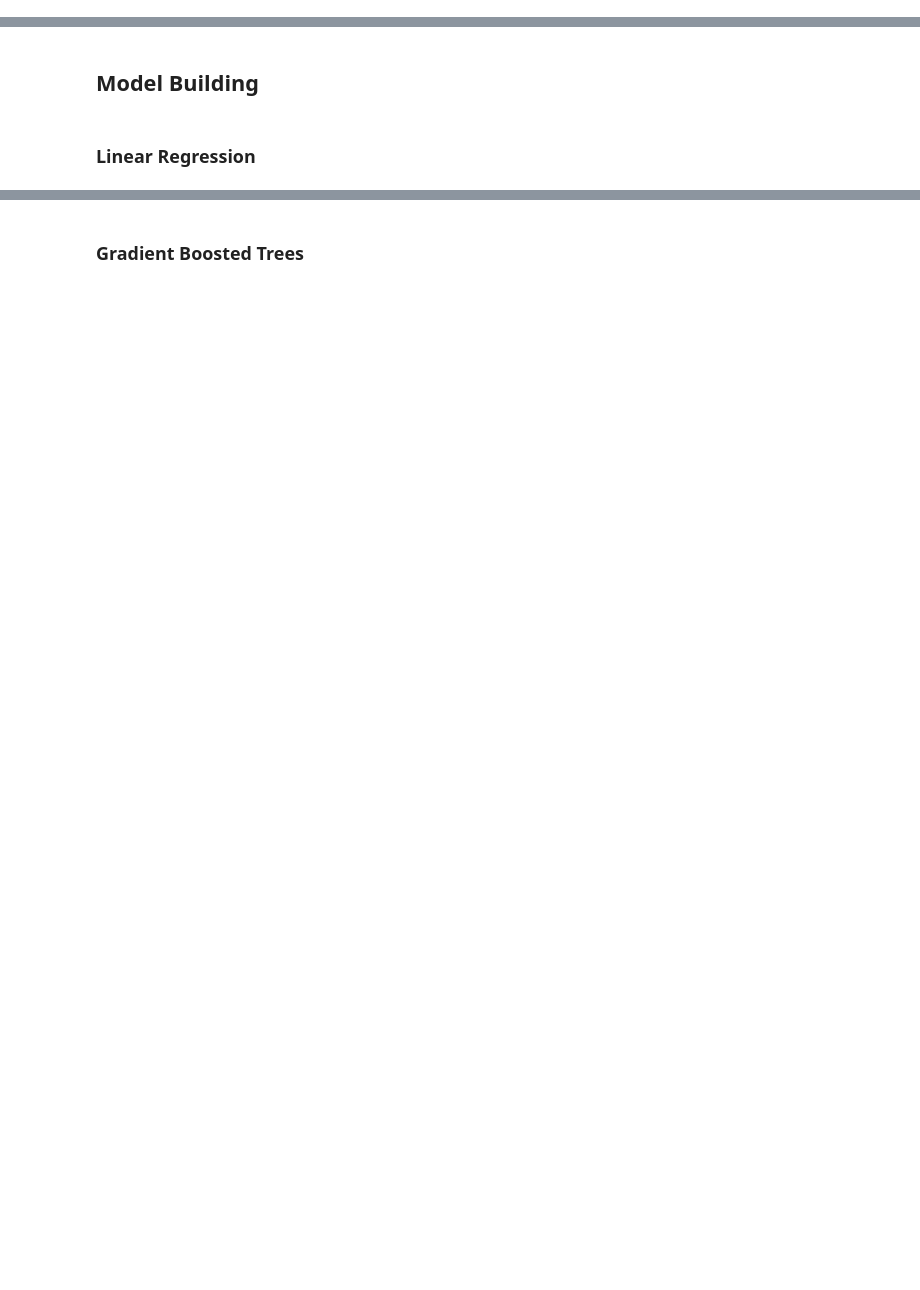
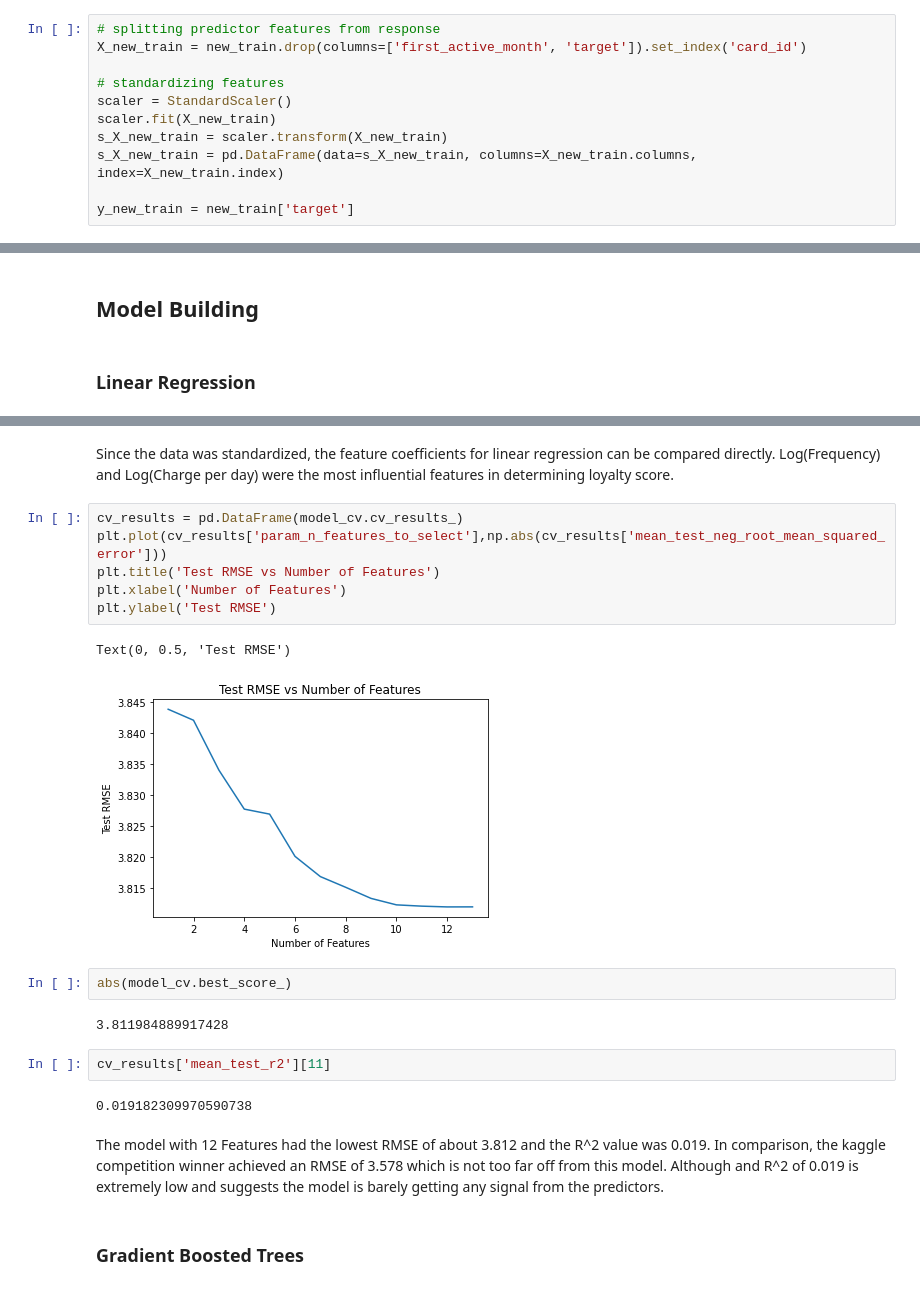
Before and after one commit to sabarishchockalingam2017/elo_loyalty_prediction, a Jupyter notebook: Elo Loyalty Prediction.ipynb, the cells around one changed output, grey strips where cells are left out. Saved outputs shown, nothing was run; the diff lists cells and outputs as text; blank space fills up the shorter version.

```diff
--- a/Elo Loyalty Prediction.ipynb
+++ b/Elo Loyalty Prediction.ipynb
@@ -186,0 +195,11 @@ y_new_train = new_train['target']
+# %%
+# splitting predictor features from response
+X_new_train = new_train.drop(columns=['first_active_month', 'target']).set_index('card_id')
+
+# standardizing features
+scaler = StandardScaler()
+scaler.fit(X_new_train)
+s_X_new_train = scaler.transform(X_new_train)
+s_X_new_train = pd.DataFrame(data=s_X_new_train, columns=X_new_train.columns, index=X_new_train.index)
+
+y_new_train = new_train['target']
@@ -191,2 +263,23 @@ y_new_train = new_train['target']
+# %% [markdown]
+Since the data was standardized, the feature coefficients for linear regression can be compared directly. Log(Frequency) and Log(Charge per day) were the most influential features in determining loyalty score.
+# %%
+cv_results = pd.DataFrame(model_cv.cv_results_)
+plt.plot(cv_results['param_n_features_to_select'],np.abs(cv_results['mean_test_neg_root_mean_squared_error']))
+plt.title('Test RMSE vs Number of Features')
+plt.xlabel('Number of Features')
+plt.ylabel('Test RMSE')
+# %% [output]
+Text(0, 0.5, 'Test RMSE')
+[figure, added]
+# %%
+abs(model_cv.best_score_)
+# %% [output]
+3.811984889917428
+# %%
+cv_results['mean_test_r2'][11]
+# %% [output]
+0.019182309970590738
+# %% [markdown]
+The model with 12 Features had the lowest RMSE of about 3.812 and the R^2 value was 0.019. In comparison, the kaggle competition winner achieved an RMSE of 3.578 which is not too far off from this model. Although and R^2 of 0.019 is extremely low and suggests the model is barely getting any signal from the predictors.
 # %% [markdown]
 ### Gradient Boosted Trees <a class="anchor" id='gradient-boosted-trees'></a>
```
Also changed, not shown: parts of 27 cells of this notebook.
